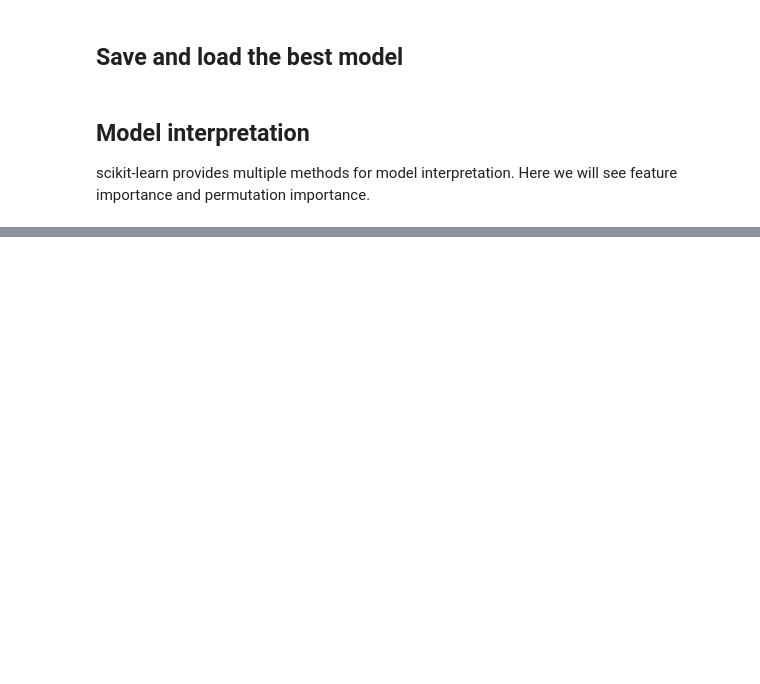
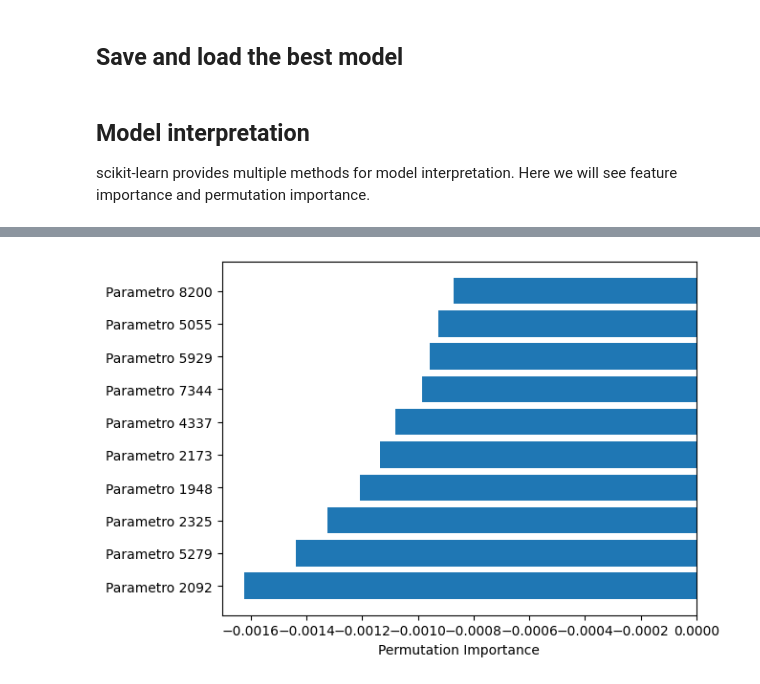
Before and after one commit to GuilhermeLoboSousa/Work-SIB, a Jupyter notebook: Parte 3.ipynb, the cells around one changed output, grey strips where cells are left out. Cells and saved outputs as stored; diff of their text form; code cells hidden in the pictures; blank space fills up the shorter version.

```diff
--- a/Parte 3.ipynb
+++ b/Parte 3.ipynb
@@ -488,11 +308,13 @@ plt.show()
 # %%
 # feature importance based on permutation importance
 
-perm_importance = permutation_importance(rf, test_X, test_y)
+perm_importance = permutation_importance(rf, X_test, y_test)
 sorted_idx = perm_importance.importances_mean.argsort()
 plt.barh(selected_columns[sorted_idx[:10]], perm_importance.importances_mean[sorted_idx[:10]])
 plt.xlabel("Permutation Importance")
 plt.show()
+# %% [output]
+[figure, added]
 # %%
 
 pos_neg_idx = np.concatenate((sorted_idx[:10], sorted_idx[-10:]))
```
Also changed, not shown: parts of 30 cells of this notebook, 1 other file.
